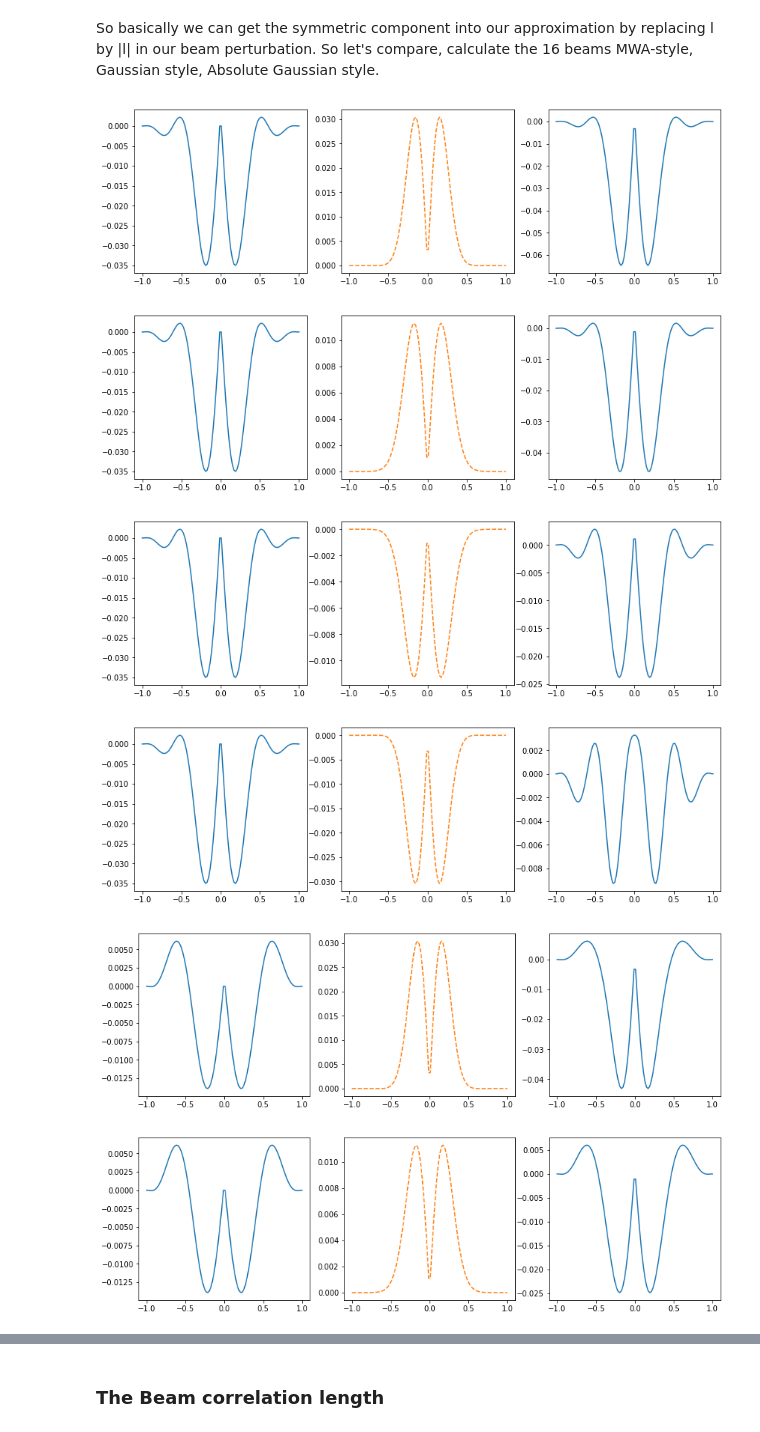
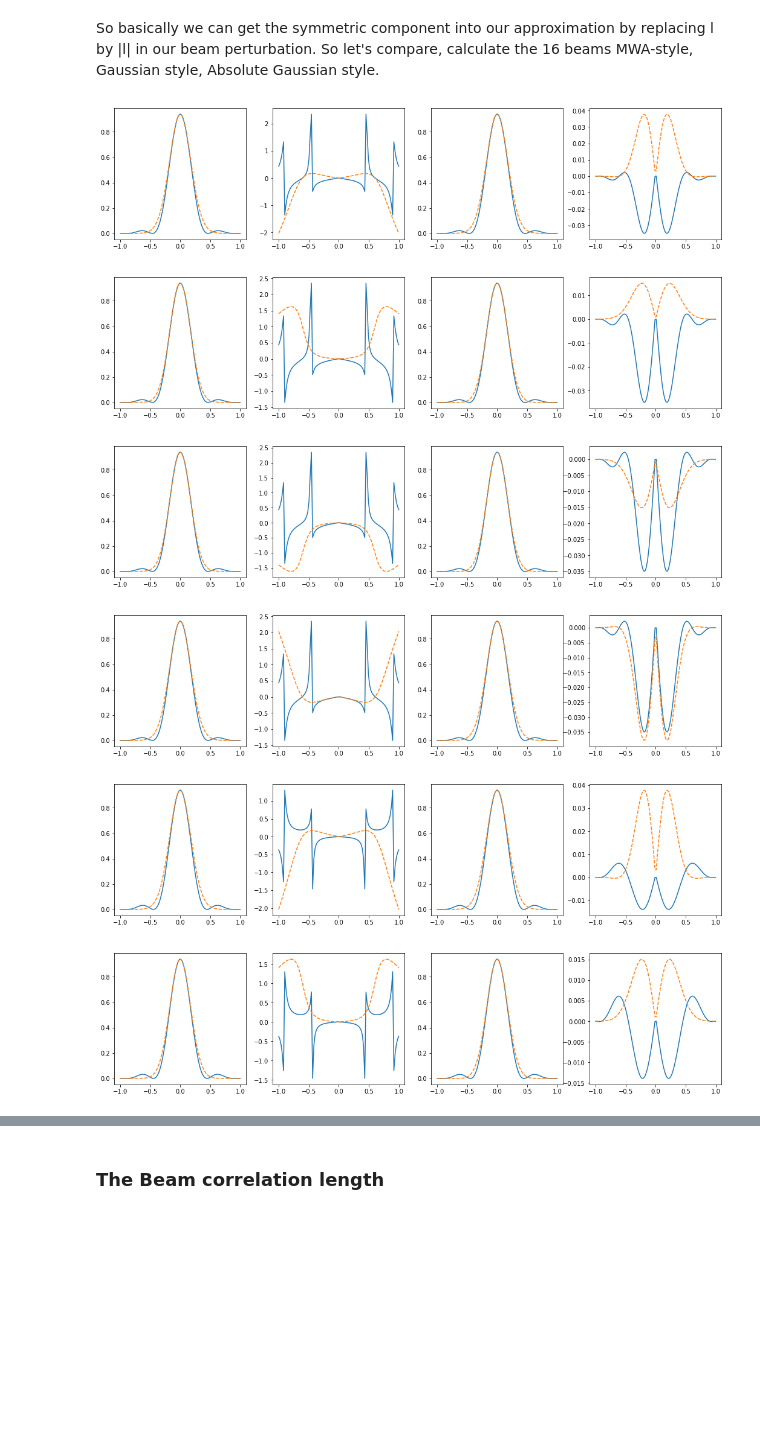
Before and after one commit to ronniyjoseph/Beam-Perturbations, a Jupyter notebook: Beam Covariance Re-do.ipynb, the cells around one changed output, grey strips where cells are left out. Drawn from its saved outputs; the diff is of its cells as text; code cells hidden in the pictures; blank space fills up the shorter version.

```diff
--- a/Beam Covariance Re-do.ipynb
+++ b/Beam Covariance Re-do.ipynb
@@ -18,8 +18,8 @@ def beam_width(frequency, diameter= 4, epsilon = 1):
     width = numpy.sin(0.5*sigma)
     return width
 
-def beam_response(source_l, source_m, nu):
-    sigma = beam_width(nu)
+def beam_response(source_l, source_m, nu, diameter = 4, epsilon = 1):
+    sigma = beam_width(nu, diameter, epsilon)
     beam_attenuation = numpy.exp(-(source_l**2. +  source_m**2.)/(2*sigma**2))
     return beam_attenuation
 # %%
@@ -928,46 +1026,57 @@ frequency = 150e6
 tt, pp = lm_to_theta_phi(ll, mm)
 pp = numpy.array([0])
 
 
 dx = 1.1
 x_offsets = numpy.array([-1.5, -0.5, 0.5, 1.5, -1.5, -0.5, 0.5, 1.5, -1.5,
                              -0.5, 0.5, 1.5, -1.5, -0.5, 0.5, 1.5], dtype=numpy.float32)*dx
 
 y_offsets = numpy.array([1.5, 1.5, 1.5, 1.5, 0.5, 0.5, 0.5, 0.5, -0.5, -0.5,
                              -0.5, -0.5, -1.5, -1.5, -1.5, -1.5], dtype=numpy.float32)*dx
 
 wavelength = c/frequency
 
 mwa_ideal_beam = mwa_tile_beam(theta=tt, phi=pp, frequency=frequency)
 gauss_ideal_beam = beam_response(ll, mm, frequency)
+dipole_beam = beam_response(ll, mm, frequency, diameter = 1)
+
 
 for faulty_dipole in range(16):
     dipole_weights = numpy.zeros(16) + 1
     dipole_weights[faulty_dipole] = 0
+
     mwa_pert_beam = mwa_tile_beam(theta=tt, phi=pp, frequency=frequency, weights=dipole_weights)
 
     mwa_baseline_beam = mwa_ideal_beam*numpy.conj(mwa_pert_beam)
 
-    gauss_pert_beam = gauss_ideal_beam*(1-1/16*numpy.exp(-2.*numpy.pi*1j*(x_offsets[faulty_dipole]*numpy.abs(ll) +
-                                                     y_offsets[faulty_dipole]*numpy.abs(mm))/wavelength))
+    gauss_pert_beam = gauss_ideal_beam-1/16*dipole_beam*numpy.exp(-2.*numpy.pi*1j*(x_offsets[faulty_dipole]*
+                                                                                   numpy.abs(ll)
+                                                                + y_offsets[faulty_dipole]*numpy.abs(mm))/wavelength)
 
     gauss_baseline_beam = gauss_ideal_beam*numpy.conj(gauss_pert_beam)
 
-    diff_baseline_beam = mwa_baseline_beam - gauss_baseline_beam
+    figure = pyplot.figure(figsize = (18,4))
+    abs_plot = figure.add_subplot(141)
+    phase_plot = figure.add_subplot(142)
+    real_plot = figure.add_subplot(143)
+    imag_plot = figure.add_subplot(144)
 
-    figure = pyplot.figure(figsize = (14,4))
-    mwa_plot = figure.add_subplot(131)
-    gauss_plot = figure.add_subplot(132)
-    diff_plot = figure.add_subplot(133)
+    abs_plot.plot(ll,numpy.abs(mwa_baseline_beam))
+    phase_plot.plot(ll,numpy.angle(mwa_baseline_beam))
+    real_plot.plot(ll,numpy.real(mwa_baseline_beam))
+    imag_plot.plot(ll,numpy.imag(mwa_baseline_beam))
 
-    mwa_plot.plot(ll,numpy.imag(mwa_baseline_beam),"C0")
-    gauss_plot.plot(ll,numpy.imag(gauss_baseline_beam),"C1--")
-    diff_plot.plot(ll,numpy.imag(diff_baseline_beam))
+    abs_plot.plot(ll,numpy.abs(gauss_baseline_beam),"--")
+    phase_plot.plot(ll,numpy.angle(gauss_baseline_beam),"C1--")
+    real_plot.plot(ll,numpy.real(gauss_baseline_beam),"--")
+    imag_plot.plot(ll,numpy.imag(gauss_baseline_beam),"--")
+
+
     pyplot.show()
 # %% [output]
-[figure, old version]
+[figure, new version]
-[figure, old version]
+[figure, new version]
-[figure, old version]
+[figure, new version]
-[figure, old version]
+[figure, new version]
-[figure, old version]
+[figure, new version]
-[figure, old version]
+[figure, new version]
```
Also changed, not shown: parts of 20 cells of this notebook.
